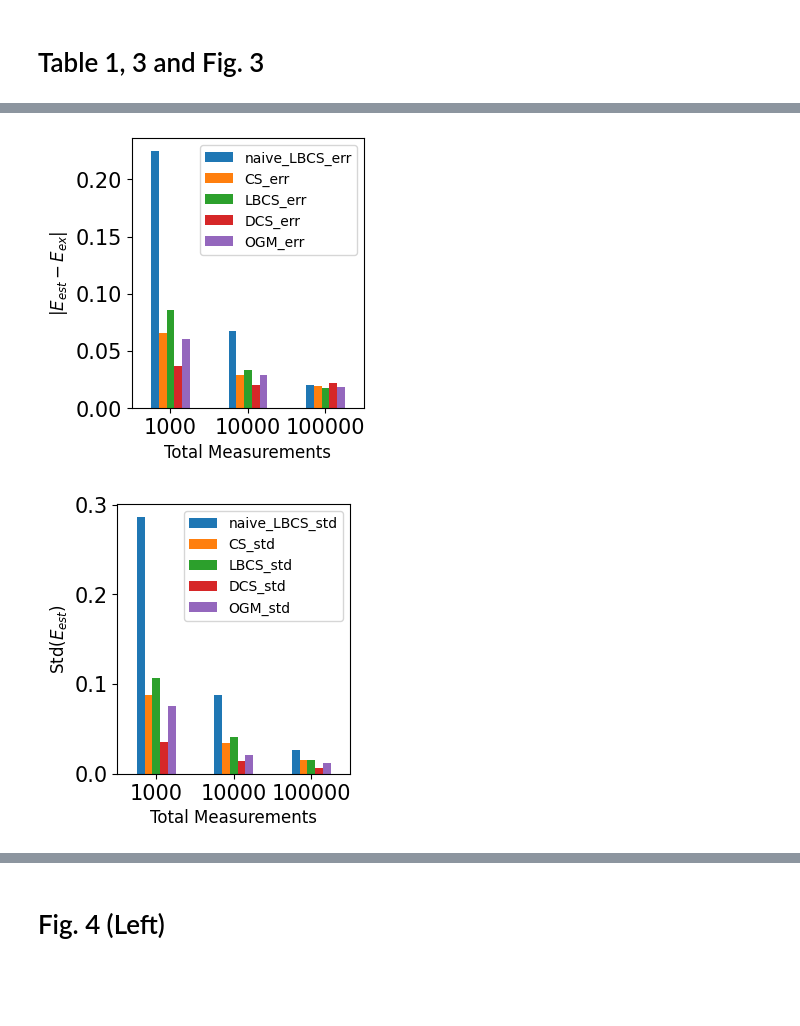
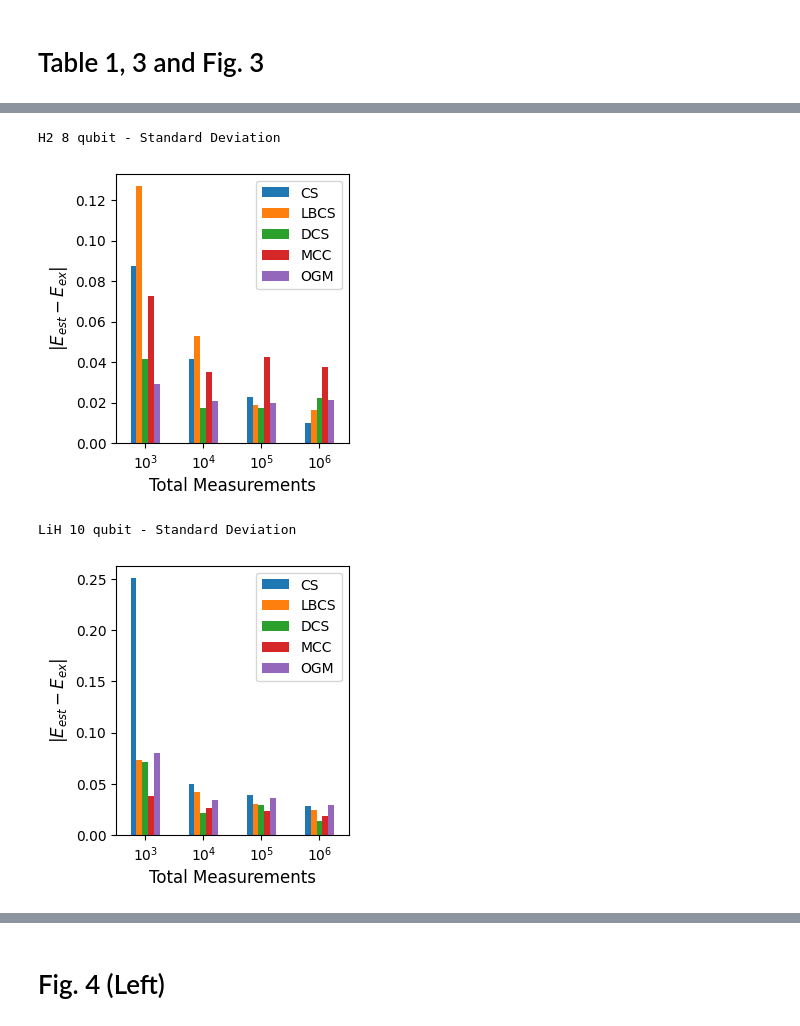
Before and after one commit to quantum-programming/adaptive-subspace, a Jupyter notebook: reproduce_experiment.ipynb, the cells around one changed output, grey strips where cells are left out. Saved outputs shown, nothing was run; the diff lists cells and outputs as text; code cells hidden in the pictures; blank space fills up the shorter version.

```diff
--- a/reproduce_experiment.ipynb
+++ b/reproduce_experiment.ipynb
@@ -85,9 +49,0 @@ Traceback (most recent call last):
-# %%
-df_dict = {}
-df_dict["molecules"] = ["H2_4_qubit"] + ["H2_8_qubit"]*3 + ["LiH_10_qubit"]*3
-df_dict["total_meas"] = [1000] + [1000, 10000, 100000]*2
-for method in ["naive_LBCS", "CS", "LBCS", "DCS", "OGM"]:
-    df_dict[f"{method}_err"] = [err_std_dict["err"] for label, err_std_dict in results_for_table.items() if method in label]
-    df_dict[f"{method}_std"] = [err_std_dict["std"] for label, err_std_dict in results_for_table.items() if method in label]
-df_plot = pd.DataFrame(df_dict)
-df_plot
@@ -104,0 +70,21 @@ df_plot
+# %%
+keys_mol = set([label[:3] for label in results_for_table.keys()])
+df_dict = {}
+df_dict["molecules"] = [f"{label[0]}_{label[1]}_qubit" for label in keys_mol]
+df_dict["total_meas"] = [label[2] for label in keys_mol]
+for method in ["naive_LBCS", "CS", "LBCS", "DCS", "qubit_wise_commuting", "OGM"]:
+    df_dict[f"{method}_err"] = [
+        results_for_table[key + (method,)]["err"] for key in keys_mol
+    ]
+    df_dict[f"{method}_std"] = [
+        results_for_table[key + (method,)]["std"] for key in keys_mol
+    ]
+df_plot = pd.DataFrame(df_dict).rename(
+    columns={
+        col: col.replace("qubit_wise_commuting", "MCC")
+        for col in df_dict
+        if "qubit_wise_commuting" in col
+    }
+)
+df_plot = df_plot.sort_values(["molecules", "total_meas"]).reset_index(drop=True)
+df_plot
@@ -105,16 +127,25 @@ df_plot
 # %%
-target = "H2_8_qubit"
-df_plot.set_index("total_meas").query("molecules ==@target").filter(like="err").plot.bar(rot=0,figsize=(3,3.5))
+print("H2 8 qubit - Standard Deviation")
+df_plot.query("molecules=='H2_8_qubit'").set_index("total_meas").drop(columns=["naive_LBCS_err"]).filter(like="err").plot.bar(rot=0,figsize=(3,3.5))
 plt.legend(fontsize=10)
 plt.ylabel("$|E_{est}-E_{ex}|$",fontsize=12)
 plt.xlabel("Total Measurements",fontsize=12)
+plt.xticks(plt.xticks()[0],[f"$10^{np.log10(int(tick.get_text())):.0f}$" for tick in  plt.xticks()[1]])
+plt.legend([col.split("_")[0].replace("qwc","MCC") for col in df_plot.filter(like="err").columns if "naive_LBCS_err" not in col])
+plt.savefig("../qse_err_h2_8.pdf",bbox_inches='tight')
 plt.show()
 
-df_plot.set_index("total_meas").query("molecules ==@target").filter(like="std").plot.bar(rot=0,figsize=(3,3.5))
+print("LiH 10 qubit - Standard Deviation")
+df_plot.query("molecules=='LiH_10_qubit'").set_index("total_meas").drop(columns=["naive_LBCS_err"]).filter(like="err").plot.bar(rot=0,figsize=(3,3.5))
 plt.legend(fontsize=10)
-plt.ylabel("Std($E_{est}$)",fontsize=12)
+plt.ylabel("$|E_{est}-E_{ex}|$",fontsize=12)
 plt.xlabel("Total Measurements",fontsize=12)
+plt.xticks(plt.xticks()[0],[f"$10^{np.log10(int(tick.get_text())):.0f}$" for tick in  plt.xticks()[1]])
+plt.legend([col.split("_")[0].replace("qwc","MCC") for col in df_plot.filter(like="err").columns if "naive_LBCS_err" not in col])
+plt.savefig("../qse_err_lih_10.pdf",bbox_inches='tight')
 plt.show()
 # %% [output]
+H2 8 qubit - Standard Deviation
-[figure, old version]
+[figure, new version]
+LiH 10 qubit - Standard Deviation
-[figure, old version]
+[figure, new version]
```
Also changed, not shown: parts of 7 cells of this notebook, 1 other file.
